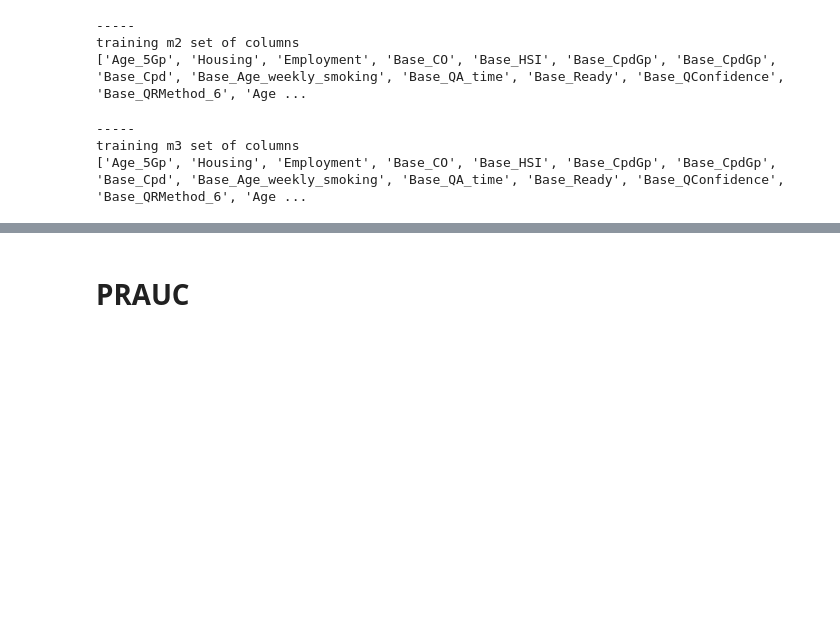
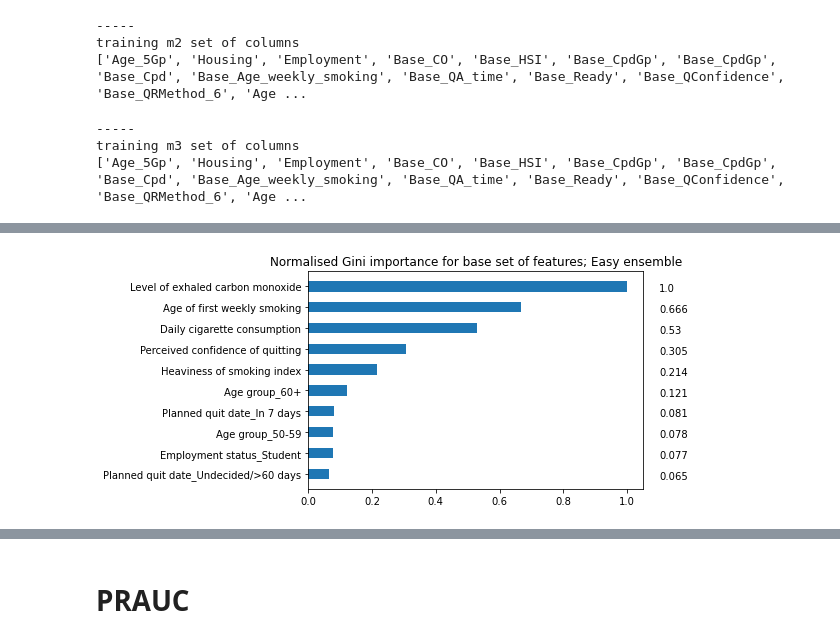
Before and after one commit to catmasteryip/smoking_cessation_v2, a Jupyter notebook: imblearn_ml.ipynb, the cells around one changed output, grey strips where cells are left out. Drawn from its saved outputs; the diff is of its cells as text; code cells hidden in the pictures; blank space fills up the shorter version.

```diff
--- a/imblearn_ml.ipynb
+++ b/imblearn_ml.ipynb
@@ -156,10 +154,10 @@ for name, cols in zip(list(set_of_cols.keys()), list(set_of_cols.values())):
         # encoding
         X_test = pd.get_dummies(X_test, drop_first = True)
 
-#         model = EasyEnsembleClassifier(random_state = 42)
+        model = EasyEnsembleClassifier(random_state = 42)
 #         model = BalancedRandomForestClassifier(random_state = 42, class_weight = "balanced")
-        model = LogisticRegression(penalty = 'l1',
-                                   solver="liblinear")
+#         model = LogisticRegression(penalty = 'l1',
+#                                    solver="liblinear")
 #         model = RandomForestClassifier(random_state = 42)
 #         model = RandomForestClassifier(random_state = 42, class_weight = "balanced")
         model.fit(X_train, y_train)
@@ -210,7 +188,7 @@ results['m3']
 # %%
 # save variables to pickle
 import pickle
-filename = "./logit/logit_resultsv3.pickle"
+filename = "./easyensemble/easyensemble_resultsv4.pickle"
 with open(filename, 'wb') as f:
     pickle.dump(results, f)
 # %%
@@ -240,3 +223,4 @@ printing metrics of prediction model based on m3 set of cols
 # %%
-with open('./easyensemble/easyensemble_resultsv2.pickle', 'rb') as f:
+import pickle
+with open('./easyensemble/easyensemble_resultsv3.pickle', 'rb') as f:
     results = pickle.load(f)
@@ -242,0 +269,76 @@ with open('./easyensemble/easyensemble_resultsv2.pickle', 'rb') as f:
+# %%
+feat_dict = pd.DataFrame([feat_dict.keys(), feat_dict.values()])
+feat_dict = feat_dict.transpose()
+# %%
+# not sure if easy ensemble has any function to output feature importance
+# plt.figure(figsize=(20,40))
+k = 0
+for name in ['base', 'm1', 'm2', 'm3']:
+    importance = pd.DataFrame([])
+    fold_num = 0
+#     for importance_type in ["weight", 'gain', "cover"]:
+    for fold in results[name].keys():
+        # Get the importance dictionary (by gain) from the booster
+        model = results[name][fold]["model"]
+        # easyensemble
+        importance_holder = np.mean([est.steps[1][1].feature_importances_ for est in model.estimators_], axis=0)
+        # balancedrf
+#         importance_holder = np.mean([est.feature_importances_ for est in model.estimators_], axis = 0)
+        feature_names = results[name][fold]["feature_names"]
+        importance_holder = pd.concat([pd.Series(feature_names).rename("feature_names"),
+                                       pd.Series(importance_holder).rename("importance")], axis = 1)
+        if len(importance) == 0:
+            importance = importance_holder
+        else:
+            importance.iloc[:,1] += importance_holder.iloc[:,1]
+        fold_num += 1
+
+    importance = importance.sort_values(by = ["importance"], ascending = False)[:10]
+    importance = importance.sort_values(by = ["importance"], ascending = True)
+    importance.iloc[:,1] /= importance.iloc[:,1].max()
+    for i in range(len(importance)):
+        key = importance.iloc[i, 0]
+        match_length = 0
+        match_index = 0
+        for j in range(len(feat_dict)):
+            found = key.find(feat_dict.iloc[j, 0])
+            if found != -1 and len(feat_dict.iloc[j, 0]) > match_length:
+                match_length = len(feat_dict.iloc[j, 0])
+                match_index = j
+                    # replace with long form
+
+#             print(key, "->", feat_dict.iloc[match_index, 1])
+        importance.iloc[i, 0] = importance.iloc[i, 0].replace(feat_dict.iloc[match_index, 0],
+                                feat_dict.iloc[match_index, 1])
+    plt.figure(k)
+    k += 1
+    fig, ax = plt.subplots()
+    x = importance.feature_names
+
+    y = importance.importance
+    bars = ax.barh(x, y, height = .5)
+    # access the bar attributes to place the text in the appropriate location
+    for bar in bars:
+        yval = round(bar.get_width(),3)
+#         print(bar.get_x())
+        ax.text(bar.get_x() + 1.1, bar.get_y(), yval)
+    plt.title(f"Normalised Gini importance for {name} set of features; Easy ensemble")
+#     bars = plt.bar(x, height=y, width=.4)
+
+
+#     ax2 = ax.twinx()
+#     ax2.set_ylabel("Gini importance")
+#     ax.bar_label(bars)
+    # put figures to end of bars
+    # round off score to 2 decimal places
+#     for key in importance.keys():
+#         importance[key] /= fold_num
+#         importance[key] = round(importance[key],2)
+
+#         xgb.plot_importance(importance,
+#                             importance_type = importance_type,
+#                             max_num_features = 10,
+#                             xlabel = importance_type,
+#                             title = f"Feature importance in terms of {importance_type}\nfor {name} set of features")
+    plt.savefig(f"./easyensemble/gini_importance_{name}.png", dpi=200, bbox_inches='tight')
+# %% [output]
@@ -242,0 +346 @@ with open('./easyensemble/easyensemble_resultsv2.pickle', 'rb') as f:
+[figure, added]
```
Also changed, not shown: parts of 10 cells of this notebook, 1 other file.
